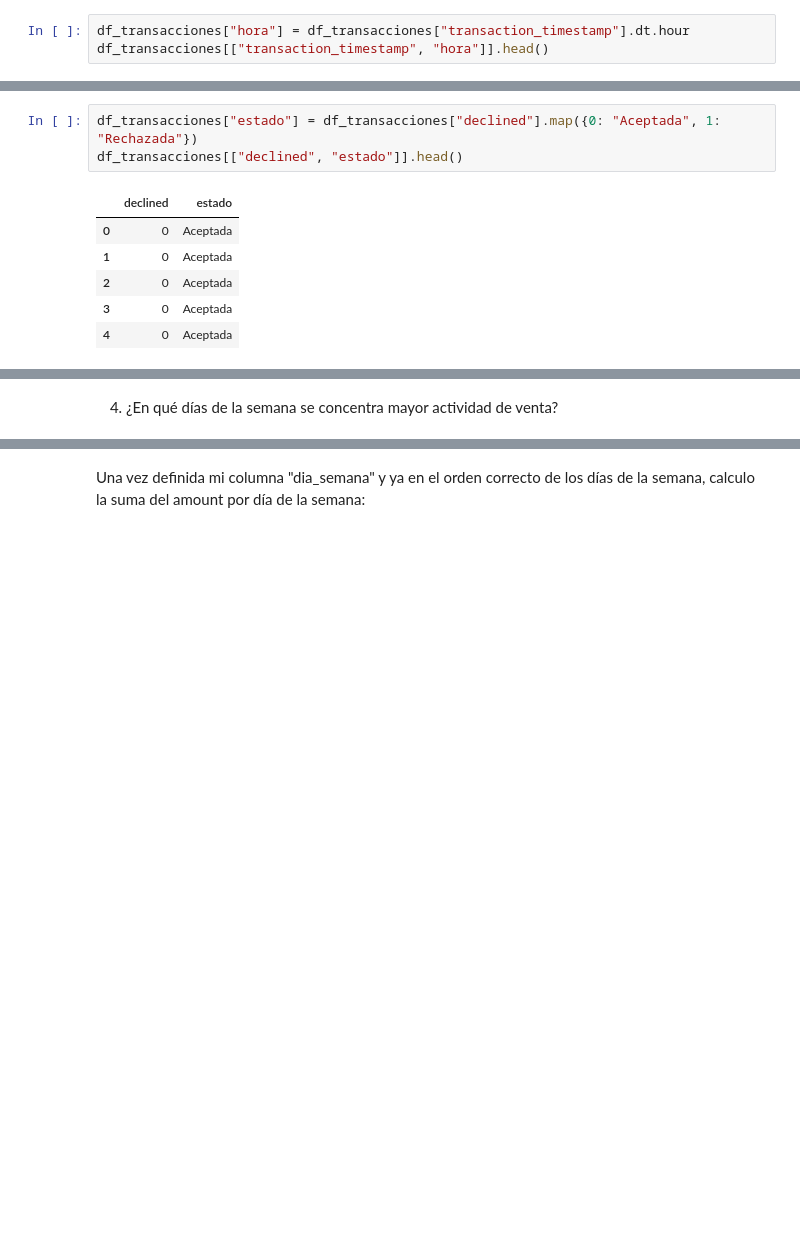
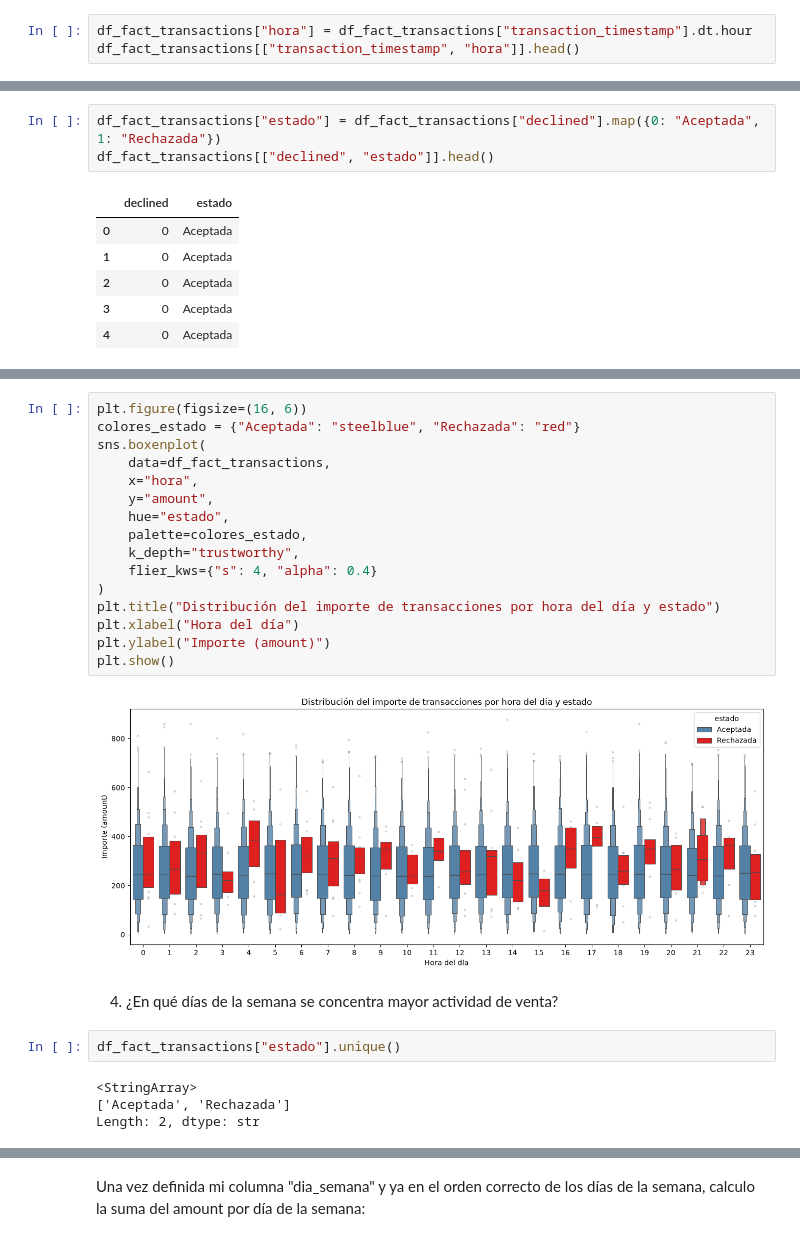
Before and after one commit to eloesva/Data_Analytics_Bootcamp, a Jupyter notebook: Sprint 9/Sprint9_Visualización.ipynb, the cells around one changed output, grey strips where cells are left out. Drawn from its saved outputs; the diff is of its cells as text; blank space fills up the shorter version.

```diff
--- a/Sprint 9/Sprint9_Visualización.ipynb
+++ b/Sprint 9/Sprint9_Visualización.ipynb
@@ -305,8 +303,8 @@ top_15_df
 # %% [markdown]
 Obtengo únicamente la hora del transaction timestamp y le llamo "hora" a esa series.
 # %%
-df_transacciones["hora"] = df_transacciones["transaction_timestamp"].dt.hour
-df_transacciones[["transaction_timestamp", "hora"]].head()
+df_fact_transactions["hora"] = df_fact_transactions["transaction_timestamp"].dt.hour
+df_fact_transactions[["transaction_timestamp", "hora"]].head()
 # %% [output]
 |  | transaction_timestamp | hora |
 | 0 | 2024-08-28 07:16:46 | 7 |
@@ -317,8 +315,8 @@ df_transacciones[["transaction_timestamp", "hora"]].head()
 # %% [markdown]
 Creo una nueva columna para el df_transacciones ("estado") que contiene los valores de "declined" mapeados con un diccionario de referencia para que mi columna nueva diga "Aceptada" o "Rechazada" según el valor del booleano.
 # %%
-df_transacciones["estado"] = df_transacciones["declined"].map({0: "Aceptada", 1: "Rechazada"})
-df_transacciones[["declined", "estado"]].head()
+df_fact_transactions["estado"] = df_fact_transactions["declined"].map({0: "Aceptada", 1: "Rechazada"})
+df_fact_transactions[["declined", "estado"]].head()
 # %% [output]
 |  | declined | estado |
 | 0 | 0 | Aceptada |
@@ -345,5 +350,29 @@ La distribución está bien repartida entre las 24 horas del día, teniendo solo
+# %%
+plt.figure(figsize=(16, 6))
+colores_estado = {"Aceptada": "steelblue", "Rechazada": "red"}
+sns.boxenplot(
+    data=df_fact_transactions,
+    x="hora",
+    y="amount",
+    hue="estado",
+    palette=colores_estado,
+    k_depth="trustworthy",
+    flier_kws={"s": 4, "alpha": 0.4}
+)
+plt.title("Distribución del importe de transacciones por hora del día y estado")
+plt.xlabel("Hora del día")
+plt.ylabel("Importe (amount)")
+plt.show()
+# %% [output]
+[figure, added]
 # %% [markdown]
 4. ¿En qué días de la semana se concentra mayor actividad de venta?
+# %%
+df_fact_transactions["estado"].unique()
+# %% [output]
+<StringArray>
+['Aceptada', 'Rechazada']
+Length: 2, dtype: str
 # %%
 dias_es = {
     0: "Lunes",
```
Also changed, not shown: parts of 41 cells of this notebook.
